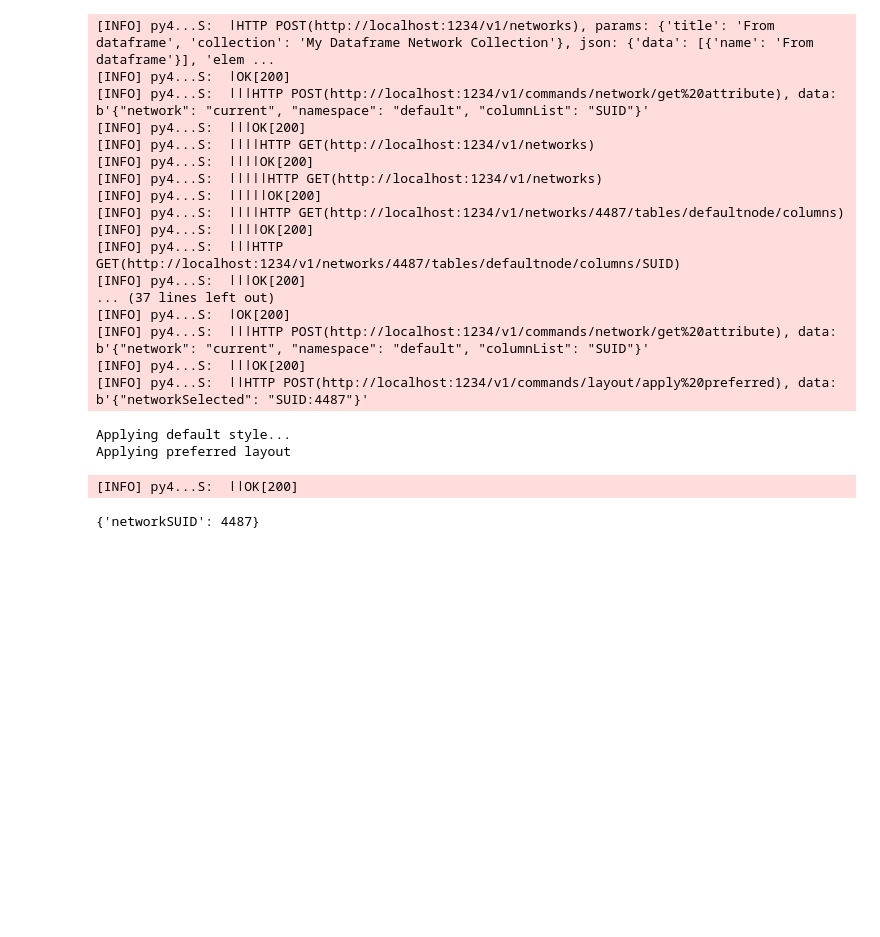
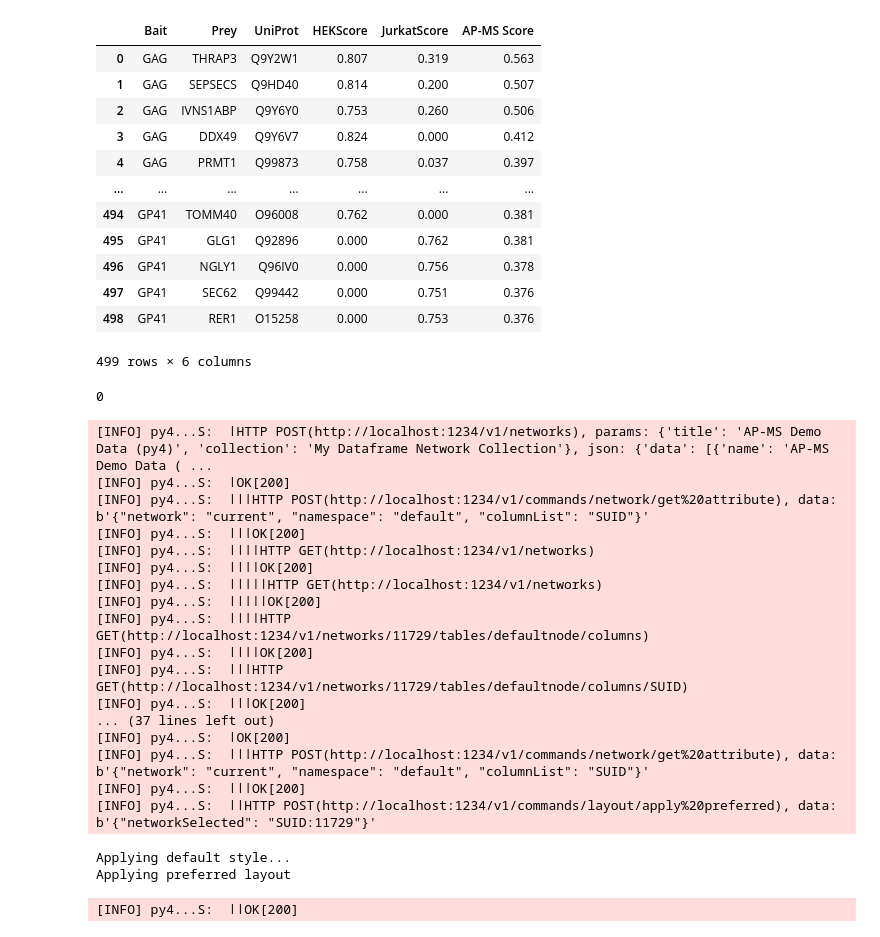
Before and after one commit to Ceofy/ISMBTutorial, a Jupyter notebook: ISMB Tutorial.ipynb, the cells around one changed output. Cells and saved outputs as stored; diff of their text form; code cells hidden in the pictures; blank space fills up the shorter version.

```diff
--- a/ISMB Tutorial.ipynb
+++ b/ISMB Tutorial.ipynb
@@ -82,20 +97,42 @@ py4.cy_ndex.export_network_to_ndex('sol015', 'test', True, network=network_suid)
 # %%
-#ndex2: load protein interaction tabular data as a PPI network
+#ndex2 and py4cytoscape: load protein interaction tabular data as a pandas dataframe
 import pandas as pd
 ppi_data = pd.read_csv('~/Desktop/ap-ms-demodata.csv', sep=',')
-
-ppi_network = ndex2.create_nice_cx_from_pandas(ppi_data)
+ppi_data
+# %% [output]
+|  | Bait | Prey | UniProt | HEKScore | JurkatScore | AP-MS Score |
+| 0 | GAG | THRAP3 | Q9Y2W1 | 0.807 | 0.319 | 0.563 |
+| 1 | GAG | SEPSECS | Q9HD40 | 0.814 | 0.200 | 0.507 |
+| 2 | GAG | IVNS1ABP | Q9Y6Y0 | 0.753 | 0.260 | 0.506 |
+| 3 | GAG | DDX49 | Q9Y6V7 | 0.824 | 0.000 | 0.412 |
+| 4 | GAG | PRMT1 | Q99873 | 0.758 | 0.037 | 0.397 |
+| ... | ... | ... | ... | ... | ... | ... |
+| 494 | GP41 | TOMM40 | O96008 | 0.762 | 0.000 | 0.381 |
+| 495 | GP41 | GLG1 | Q92896 | 0.000 | 0.762 | 0.381 |
+| 496 | GP41 | NGLY1 | Q96IV0 | 0.000 | 0.756 | 0.378 |
+| 497 | GP41 | SEC62 | Q99442 | 0.000 | 0.751 | 0.376 |
+| 498 | GP41 | RER1 | O15258 | 0.000 | 0.753 | 0.376 |
+499 rows × 6 columns
+# %%
+#ndex2: load protein interaction tabular data as a PPI network
+import pandas as pd
+ppi_network = ndex2.create_nice_cx_from_pandas(
+    ppi_data,
+    source_field='Bait',
+    target_field='Prey',
+    target_node_attr=['UniProt'],
+    edge_attr=['HEKScore', 'JurkatScore', 'AP-MS Score']
+)
+ppi_network.set_name('AP-MS Demo Data (ndex2)')
+# %% [output]
+0
 # %%
 #py4cytoscape: load protein interaction tabular data as a PPI network
-#py4.networks.import_network_from_file()#'/Users/sophieliu/Desktop/ap-ms-demodata.csv')
-
 import pandas as pd
-ppi_data = pd.read_csv('~/Desktop/ap-ms-demodata.csv', sep=',')
-ppi_data = ppi_data.rename(columns={'Bait': 'source', 'Prey': 'target'})
-
-py4.networks.create_network_from_data_frames(edges=ppi_data)
+py4_ppi_data = ppi_data.rename(columns={'Bait': 'source', 'Prey': 'target'})
+ppi_network_suid = py4.networks.create_network_from_data_frames(edges=py4_ppi_data, title='AP-MS Demo Data (py4)')
 # %% [output]
-[INFO] py4...S:  ǀHTTP POST(http://localhost:1234/v1/networks), params: {'title': 'From dataframe', 'collection': 'My Dataframe Network Collection'}, json: {'data': [{'name': 'From dataframe'}], 'elem ...
+[INFO] py4...S:  ǀHTTP POST(http://localhost:1234/v1/networks), params: {'title': 'AP-MS Demo Data (py4)', 'collection': 'My Dataframe Network Collection'}, json: {'data': [{'name': 'AP-MS Demo Data ( ...
 [INFO] py4...S:  ǀOK[200]
 [INFO] py4...S:  ǀǀǀHTTP POST(http://localhost:1234/v1/commands/network/get%20attribute), data: b'{"network": "current", "namespace": "default", "columnList": "SUID"}'
 [INFO] py4...S:  ǀǀǀOK[200]
@@ -103,16 +140,15 @@ py4.networks.create_network_from_data_frames(edges=ppi_data)
 [INFO] py4...S:  ǀǀǀǀOK[200]
 [INFO] py4...S:  ǀǀǀǀǀHTTP GET(http://localhost:1234/v1/networks)
 [INFO] py4...S:  ǀǀǀǀǀOK[200]
-[INFO] py4...S:  ǀǀǀǀHTTP GET(http://localhost:1234/v1/networks/4487/tables/defaultnode/columns)
+[INFO] py4...S:  ǀǀǀǀHTTP GET(http://localhost:1234/v1/networks/11729/tables/defaultnode/columns)
 [INFO] py4...S:  ǀǀǀǀOK[200]
-[INFO] py4...S:  ǀǀǀHTTP GET(http://localhost:1234/v1/networks/4487/tables/defaultnode/columns/SUID)
+[INFO] py4...S:  ǀǀǀHTTP GET(http://localhost:1234/v1/networks/11729/tables/defaultnode/columns/SUID)
 [INFO] py4...S:  ǀǀǀOK[200]
 ... (37 lines left out)
 [INFO] py4...S:  ǀOK[200]
 [INFO] py4...S:  ǀǀǀHTTP POST(http://localhost:1234/v1/commands/network/get%20attribute), data: b'{"network": "current", "namespace": "default", "columnList": "SUID"}'
 [INFO] py4...S:  ǀǀǀOK[200]
-[INFO] py4...S:  ǀǀHTTP POST(http://localhost:1234/v1/commands/layout/apply%20preferred), data: b'{"networkSelected": "SUID:4487"}'
+[INFO] py4...S:  ǀǀHTTP POST(http://localhost:1234/v1/commands/layout/apply%20preferred), data: b'{"networkSelected": "SUID:11729"}'
 Applying default style...
 Applying preferred layout
 [INFO] py4...S:  ǀǀOK[200]
-{'networkSUID': 4487}
```
Also changed, not shown: parts of 18 cells of this notebook.
